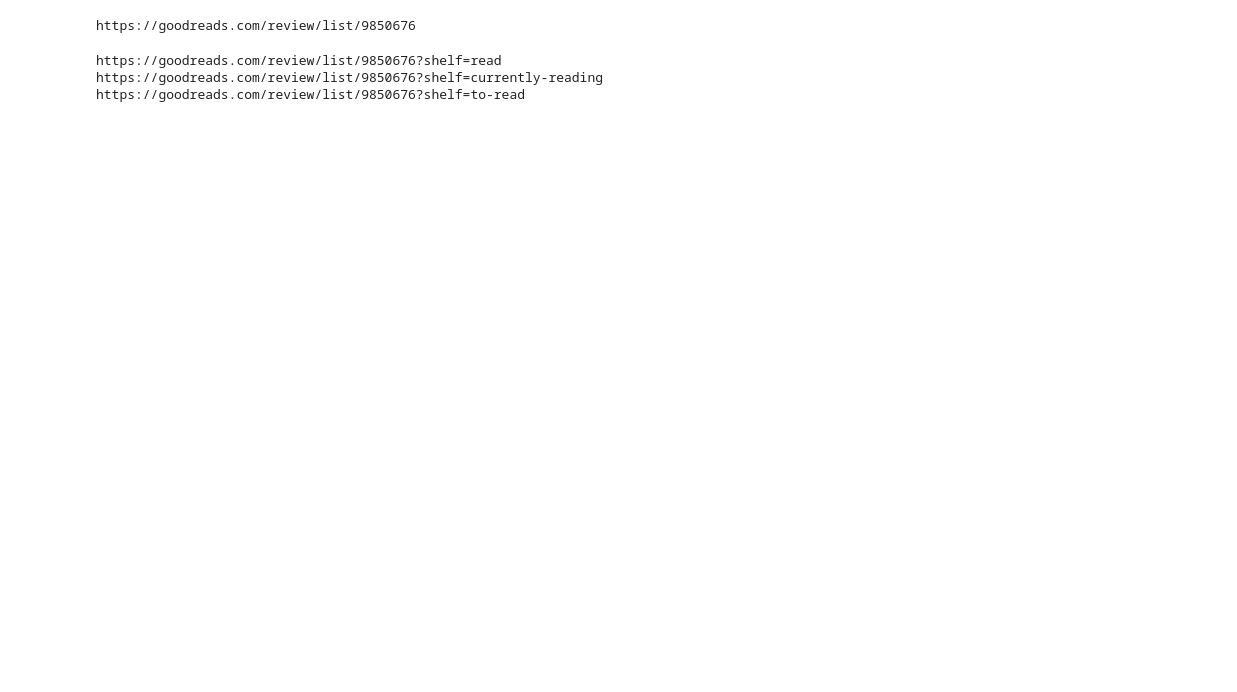
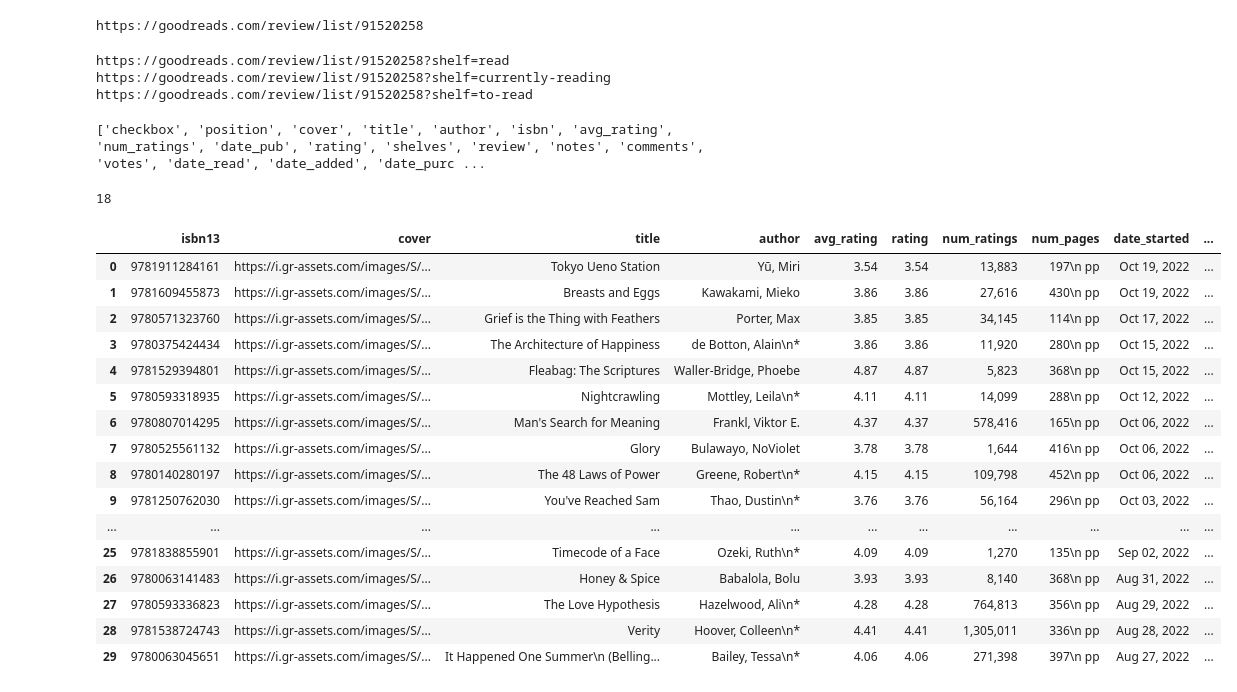
Before and after one commit to alex-x-o/Youreads, a Jupyter notebook: goodreads-scraping.ipynb, the cells around one changed output. Cells and saved outputs as stored; diff of their text form; code cells hidden in the pictures; blank space fills up the shorter version.

Commit message:
Added functionality to find all the books from url

```diff
--- a/goodreads-scraping.ipynb
+++ b/goodreads-scraping.ipynb
@@ -10,12 +12,43 @@ url2 = "https://www.goodreads.com/user/show/9850676-landice-manic-femme"
 # %%
-url_base = get_url_base(url2)
+url_base = get_url_base(url)
 print(url_base)
 # %% [output]
-https://goodreads.com/review/list/9850676
+https://goodreads.com/review/list/91520258
 # %%
-read = get_read(url_base)
-currently_reading = get_currently_reading(url_base)
-want_to_read = get_want_to_read(url_base)
+read = get_read_url(url_base)
+currently_reading = get_currently_reading_url(url_base)
+want_to_read = get_want_to_read_url(url_base)
 print(read, currently_reading, want_to_read)
 # %% [output]
-https://goodreads.com/review/list/9850676?shelf=read https://goodreads.com/review/list/9850676?shelf=currently-reading https://goodreads.com/review/list/9850676?shelf=to-read
+https://goodreads.com/review/list/91520258?shelf=read https://goodreads.com/review/list/91520258?shelf=currently-reading https://goodreads.com/review/list/91520258?shelf=to-read
+# %%
+columns = get_database_columns(read)
+print(columns)
+# %% [output]
+['checkbox', 'position', 'cover', 'title', 'author', 'isbn', 'avg_rating', 'num_ratings', 'date_pub', 'rating', 'shelves', 'review', 'notes', 'comments', 'votes', 'date_read', 'date_added', 'date_purc ...
+# %%
+num_of_pages = get_num_of_pages(read)
+print(num_of_pages)
+# %% [output]
+18
+# %%
+books = get_books_from_page(read)
+display(pd.DataFrame(books))
+# %% [output]
+|  | isbn13 | cover | title | author | avg_rating | rating | num_ratings | num_pages | date_started | ... |
+| 0 | 9781911284161 | https://i.gr-assets.com/images/S/... | Tokyo Ueno Station | Yū, Miri | 3.54 | 3.54 | 13,883 | 197\n pp | Oct 19, 2022 | ... |
+| 1 | 9781609455873 | https://i.gr-assets.com/images/S/... | Breasts and Eggs | Kawakami, Mieko | 3.86 | 3.86 | 27,616 | 430\n pp | Oct 19, 2022 | ... |
+| 2 | 9780571323760 | https://i.gr-assets.com/images/S/... | Grief is the Thing with Feathers | Porter, Max | 3.85 | 3.85 | 34,145 | 114\n pp | Oct 17, 2022 | ... |
+| 3 | 9780375424434 | https://i.gr-assets.com/images/S/... | The Architecture of Happiness | de Botton, Alain\n* | 3.86 | 3.86 | 11,920 | 280\n pp | Oct 15, 2022 | ... |
+| 4 | 9781529394801 | https://i.gr-assets.com/images/S/... | Fleabag: The Scriptures | Waller-Bridge, Phoebe | 4.87 | 4.87 | 5,823 | 368\n pp | Oct 15, 2022 | ... |
+| 5 | 9780593318935 | https://i.gr-assets.com/images/S/... | Nightcrawling | Mottley, Leila\n* | 4.11 | 4.11 | 14,099 | 288\n pp | Oct 12, 2022 | ... |
+| 6 | 9780807014295 | https://i.gr-assets.com/images/S/... | Man's Search for Meaning | Frankl, Viktor E. | 4.37 | 4.37 | 578,416 | 165\n pp | Oct 06, 2022 | ... |
+| 7 | 9780525561132 | https://i.gr-assets.com/images/S/... | Glory | Bulawayo, NoViolet | 3.78 | 3.78 | 1,644 | 416\n pp | Oct 06, 2022 | ... |
+| 8 | 9780140280197 | https://i.gr-assets.com/images/S/... | The 48 Laws of Power | Greene, Robert\n* | 4.15 | 4.15 | 109,798 | 452\n pp | Oct 06, 2022 | ... |
+| 9 | 9781250762030 | https://i.gr-assets.com/images/S/... | You've Reached Sam | Thao, Dustin\n* | 3.76 | 3.76 | 56,164 | 296\n pp | Oct 03, 2022 | ... |
+| ... | ... | ... | ... | ... | ... | ... | ... | ... | ... | ... |
+| 25 | 9781838855901 | https://i.gr-assets.com/images/S/... | Timecode of a Face | Ozeki, Ruth\n* | 4.09 | 4.09 | 1,270 | 135\n pp | Sep 02, 2022 | ... |
+| 26 | 9780063141483 | https://i.gr-assets.com/images/S/... | Honey & Spice | Babalola, Bolu | 3.93 | 3.93 | 8,140 | 368\n pp | Aug 31, 2022 | ... |
+| 27 | 9780593336823 | https://i.gr-assets.com/images/S/... | The Love Hypothesis | Hazelwood, Ali\n* | 4.28 | 4.28 | 764,813 | 356\n pp | Aug 29, 2022 | ... |
+| 28 | 9781538724743 | https://i.gr-assets.com/images/S/... | Verity | Hoover, Colleen\n* | 4.41 | 4.41 | 1,305,011 | 336\n pp | Aug 28, 2022 | ... |
+| 29 | 9780063045651 | https://i.gr-assets.com/images/S/... | It Happened One Summer\n (Belling... | Bailey, Tessa\n* | 4.06 | 4.06 | 271,398 | 397\n pp | Aug 27, 2022 | ... |
```
Also changed, not shown: parts of 3 cells of this notebook, 1 other file.
